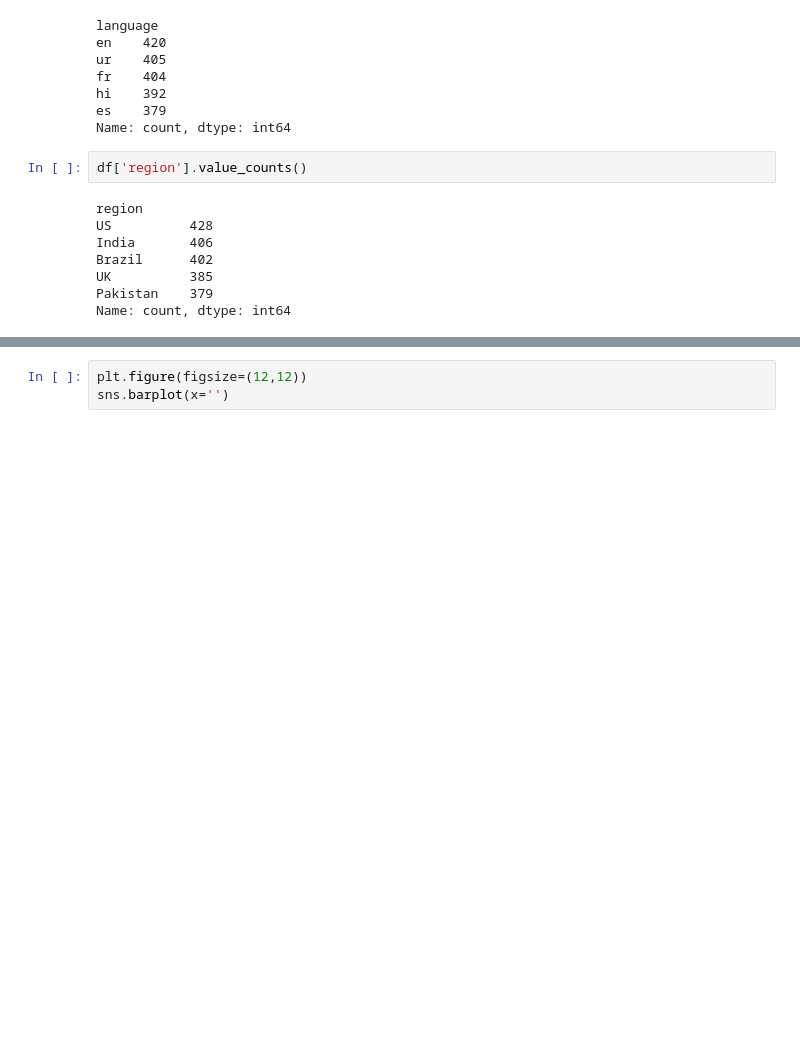
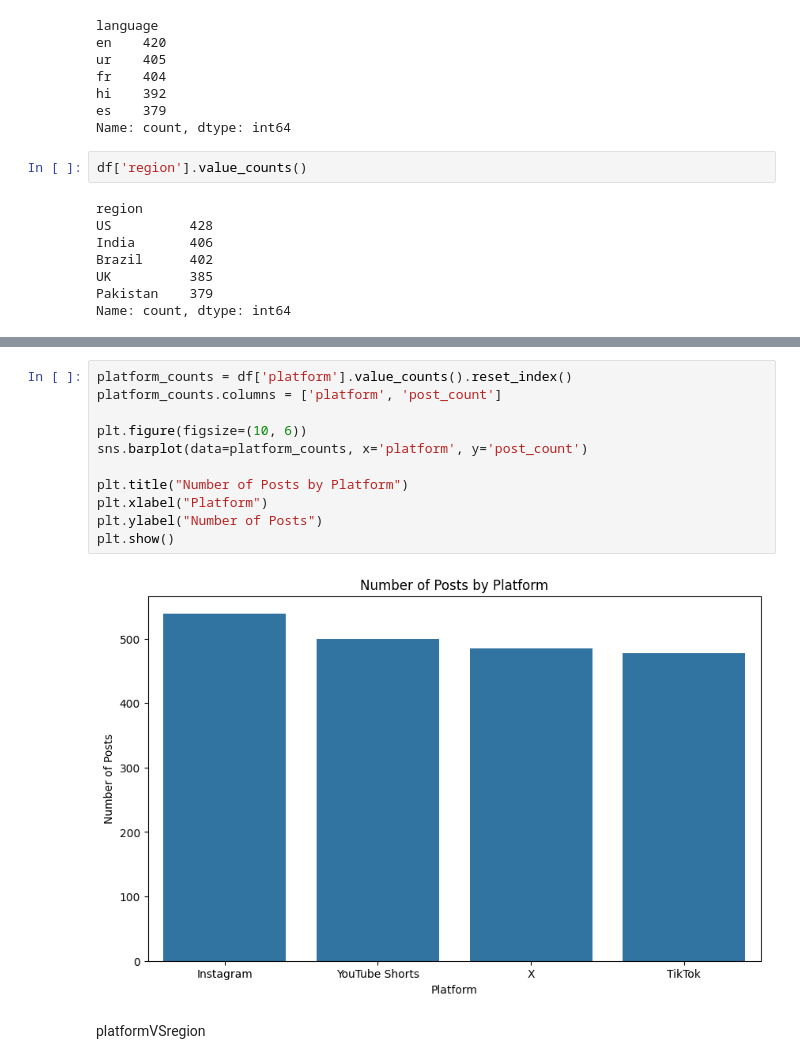
Before and after one commit to mayurimamdi/SocialMediaEDAandAnalysis, a Jupyter notebook: notebooks/EDA.ipynb, the cells around one changed output, grey strips where cells are left out. Saved outputs shown, nothing was run; the diff lists cells and outputs as text; blank space fills up the shorter version.

```diff
--- a/notebooks/EDA.ipynb
+++ b/notebooks/EDA.ipynb
@@ -57,3 +82,15 @@ Name: count, dtype: int64
 # %%
-plt.figure(figsize=(12,12))
-sns.barplot(x='')
+platform_counts = df['platform'].value_counts().reset_index()
+platform_counts.columns = ['platform', 'post_count']
+
+plt.figure(figsize=(10, 6))
+sns.barplot(data=platform_counts, x='platform', y='post_count')
+
+plt.title("Number of Posts by Platform")
+plt.xlabel("Platform")
+plt.ylabel("Number of Posts")
+plt.show()
+# %% [output]
+[figure, added]
+# %% [markdown]
+platformVSregion
```
Also changed, not shown: parts of 4 cells of this notebook.
